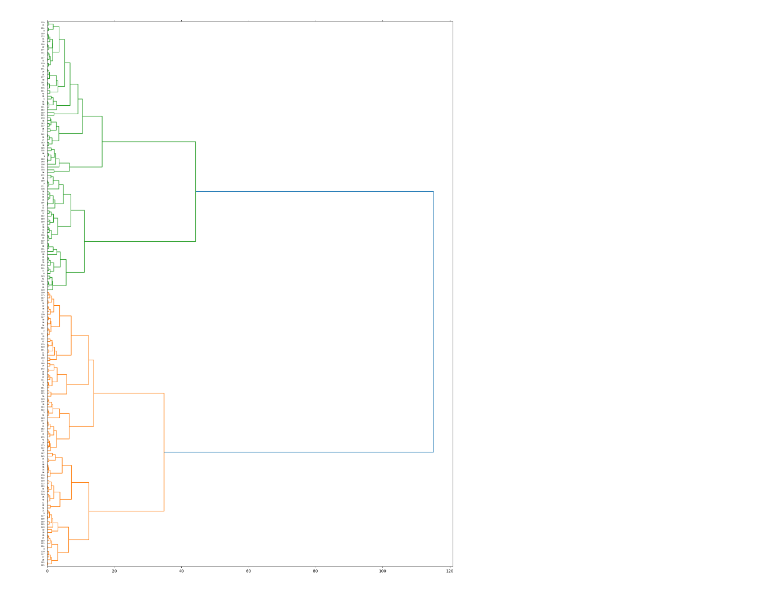
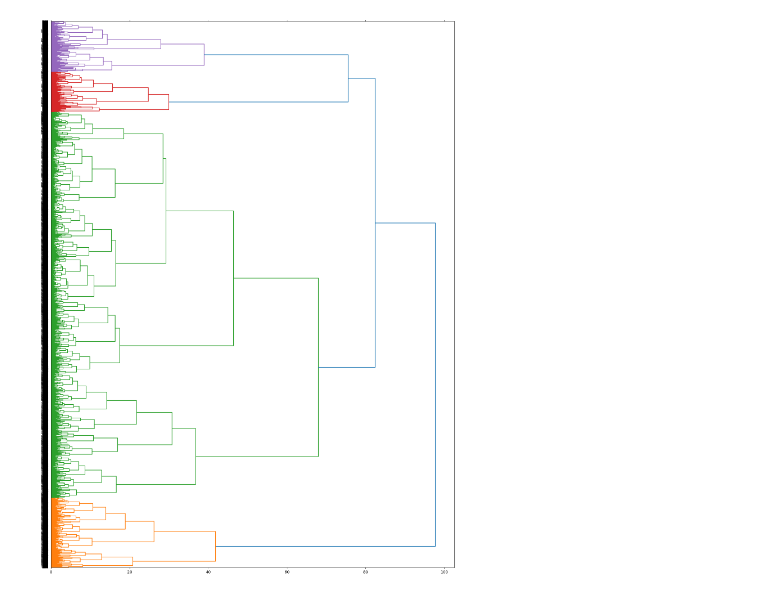
Before and after one commit to dujh22/DM_ClusterAnalysisOfPatientData, a Jupyter notebook: hierarchical_clustering.ipynb, the cells around one changed output. Drawn from its saved outputs; the diff is of its cells as text; code cells hidden in the pictures.

```diff
--- a/hierarchical_clustering.ipynb
+++ b/hierarchical_clustering.ipynb
@@ -29,3 +34,5 @@ array([[<AxesSubplot: title={'center': 'number_emergency'}>,
 # %%
-# 分离数值属性与名义属性
-num_columns = ['encounter_id', 'patient_nbr', 'admission_type_id', 'discharge_disposition_id', 'admission_source_id', 'time_in_hospital', 'num_lab_procedures', 'num_procedures', 'num_medications','number_outpatient', 'number_emergency', 'number_inpatient', 'number_diagnoses']
+# 提取用于聚类的数据列
+num_columns = ['admission_type_id', 'discharge_disposition_id', 'admission_source_id', 'time_in_hospital', 'num_lab_procedures', 'num_procedures', 'num_medications','number_outpatient', 'number_emergency', 'number_inpatient', 'number_diagnoses']
+df_num = df[num_columns]
+df_num.head()
@@ -137,22 +77,22 @@ array([[-1.06705283e+00,  9.24306355e+00],
 # %%
-import scipy.cluster.hierarchy as sch
+# 用欧几里得定义距离
+disMat = sch.distance.pdist(df_num,'euclidean')
 
-#define distance using euclidean
-disMat = sch.distance.pdist(points,'euclidean')
-
-#define the linkage_matrix using ward clustering pre-computed distances
+# 使用ward聚类预先计算的距离定义linkage_matrix相似矩阵
 linkage_matrix=sch.linkage(disMat, method ='ward') #optonal :average ward etc
 
+# 设置绘图大小
 fig, ax = plt.subplots(figsize=(15, 20)) # set size
-ax = sch.dendrogram(linkage_matrix, orientation="right")  #, labels=titles);#可添加label
+
+ax = sch.dendrogram(linkage_matrix, orientation="right");
 
 plt.tick_params(\
-    axis= 'x',          # changes apply to the x-axis
-    which='both',      # both major and minor ticks are affected
-    bottom='off',      # ticks along the bottom edge are off
-    top='off',         # ticks along the top edge are off
+    axis= 'x',          # 更改应用于x轴
+    which='both',       # 主要因素和次要因素都会受到影响
+    bottom='off',        # 底部边缘的刻度
+    top='off',           # 沿上边缘的刻度
     labelbottom='off')
 
-plt.tight_layout() #show plot with tight layout
+plt.tight_layout()  # 以紧凑的布局展示情节
 # %% [output]
-[figure, old version]
+[figure, new version]
```
Also changed, not shown: parts of 25 cells of this notebook, 1 other file.
